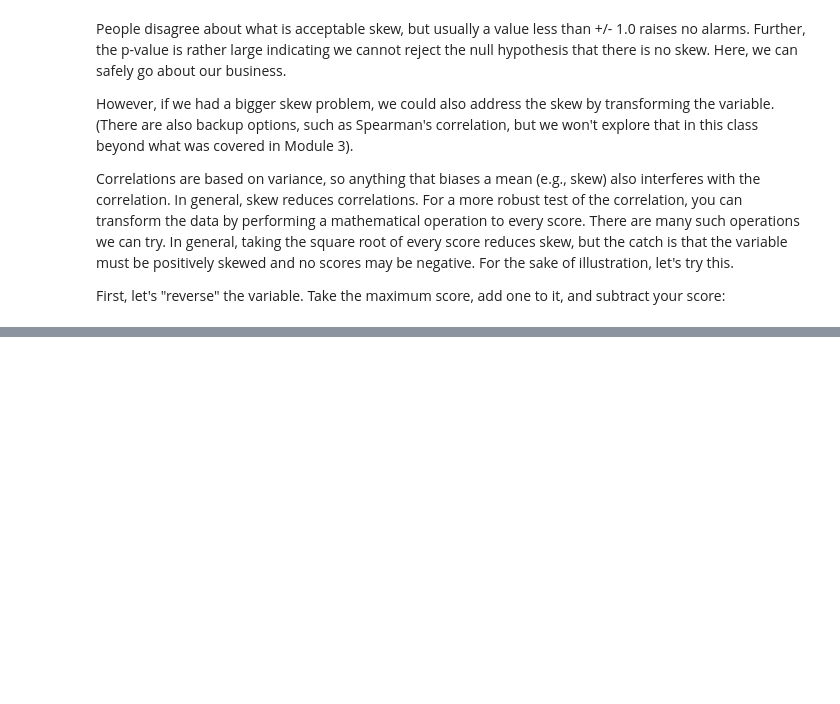
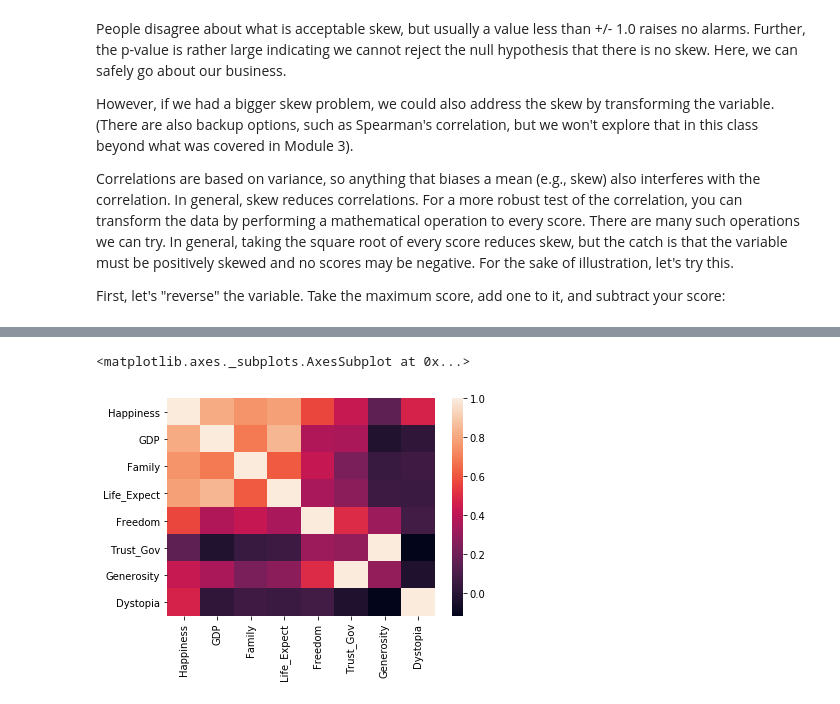
Before and after one commit to Tommytrungto/Research-Methods-for-Data-Science-with-Python, a Jupyter notebook: Module5/Mod5_Lab1_-_Correlation.ipynb, the cells around one changed output, grey strips where cells are left out. Cells and saved outputs as stored; diff of their text form; code cells hidden in the pictures; blank space fills up the shorter version.

Commit message:
Correlation lab is content complete

```diff
--- a/Module5/Mod5_Lab1_-_Correlation.ipynb
+++ b/Module5/Mod5_Lab1_-_Correlation.ipynb
@@ -285,20 +299,3 @@ hist(sqrt(dat$Life.Expect2))
 ![](Mod3_Lab1_-_Correlation_files/figure-markdown_strict/unnamed-chunk-14-1.png)
 We could save this transformed version, then re-reverse it and use that
 in subsequent analyses.
-# %%
-dat$Life.Expect2 <- sqrt(dat$Life.Expect2)
-dat$Life.Expect2 <- max(dat$Life.Expect2) + 1 - dat$Life.Expect2
-
-cor.test(dat$Happiness, dat$Life.Expect2)
-
-##
-##  Pearson's product-moment correlation
-##
-## data:  dat$Happiness and dat$Life.Expect2
-## t = 15.747, df = 153, p-value < 2.2e-16
-## alternative hypothesis: true correlation is not equal to 0
-## 95 percent confidence interval:
-##  0.7177367 0.8399223
-## sample estimates:
-##       cor
-## 0.7864035
@@ -315,0 +302,6 @@ sample estimates:
+# %%
+## un-reverse the variable
+dat['Life_Expect2']= max(dat.Life_Expect2_sqrt) + 1 - dat.Life_Expect2_sqrt
+
+## compute correlation of new variable and test statistics
+correlation_sig(dat, 'Happiness', 'Life_Expect2')
@@ -433,0 +353,20 @@ corrplot.mixed(cors, order="hclust")
+# %%
+## Compute the correlation matrix
+corrs = dat.drop(['Life_Expect2', 'Life_Expect2_sqrt'], axis = 1).corr()
+
+## Create the hierarchical clustering model
+dist = sch.distance.pdist(corrs)   # vector of pairwise distances using correlations
+linkage = sch.linkage(dist, method='complete') # Compute the linkages for the clusters
+ind = sch.fcluster(linkage, 0.5*dist.max(), 'distance')  # Apply the clustering algorithm
+
+## Order the columns of the correlaton matrix according to the hierarchy
+columns = [corrs.columns.tolist()[i] for i in list((np.argsort(ind)))]  # Order the names for the result
+corrs_clustered = corrs.reindex(columns, axis=1) ## Reindex the columns following the heirarchy
+
+## Plot a heat map of the clustered correlations
+sns.heatmap(corrs_clustered,
+            xticklabels=corrs_clustered.columns.values,
+            yticklabels=corrs_clustered.columns.values)
+# %% [output]
+<matplotlib.axes._subplots.AxesSubplot at 0x...>
+[figure, added]
```
Also changed, not shown: parts of 29 cells of this notebook.
